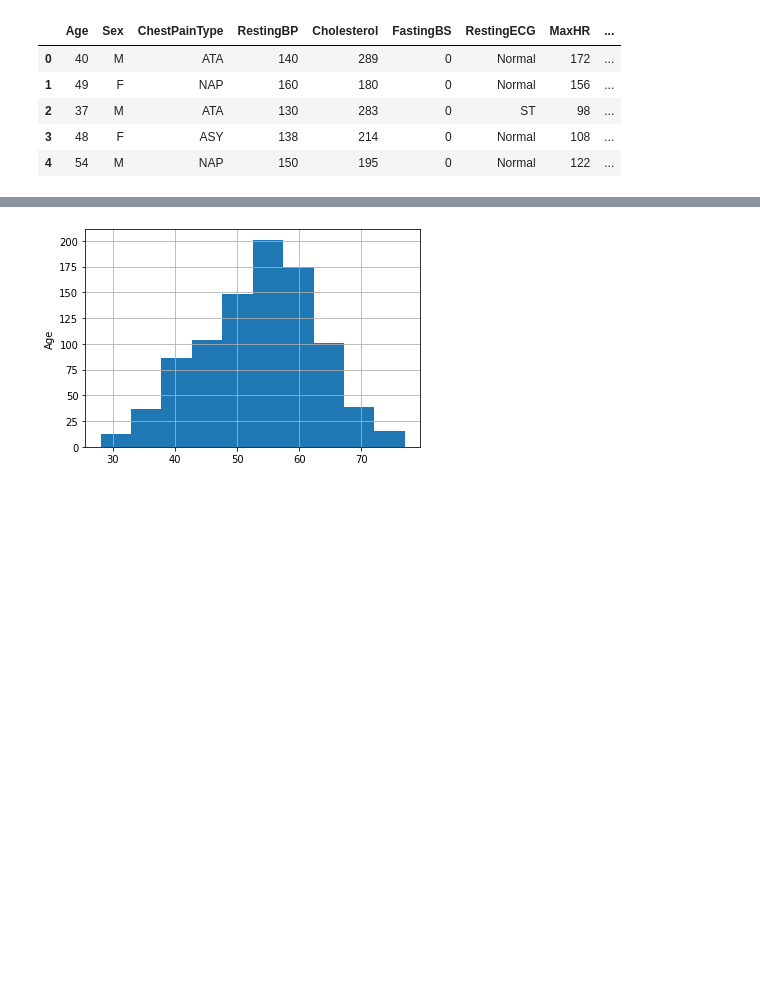
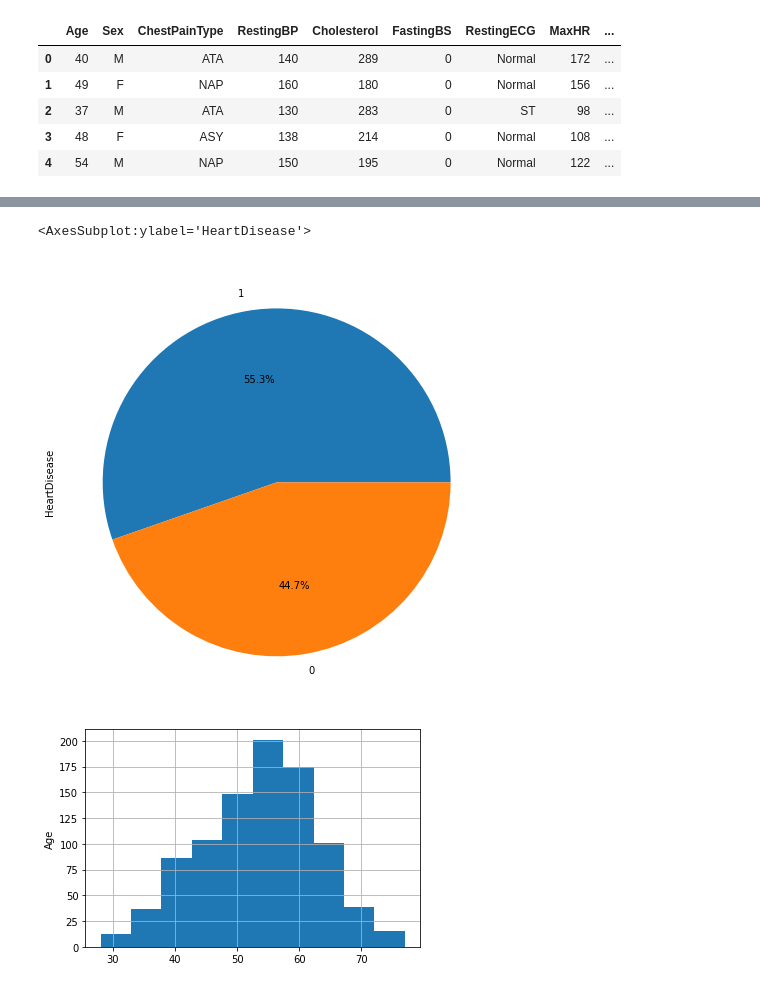
Before and after one commit to rskpdev/ECE-143-Project, a Jupyter notebook: notebooks/ece143project.ipynb, the cells around one changed output, grey strips where cells are left out. Saved outputs shown, nothing was run; the diff lists cells and outputs as text; code cells hidden in the pictures; blank space fills up the shorter version.

```diff
--- a/notebooks/ece143project.ipynb
+++ b/notebooks/ece143project.ipynb
@@ -68 +84,6 @@ memory usage: 86.2+ KB
+# %%
+df["HeartDisease"].value_counts().plot(kind="pie", autopct='%1.1f%%', figsize=(8,8))
+# %% [output]
+<AxesSubplot:ylabel='HeartDisease'>
+[figure, added]
 # %%
```
Also changed, not shown: parts of 12 cells of this notebook.
